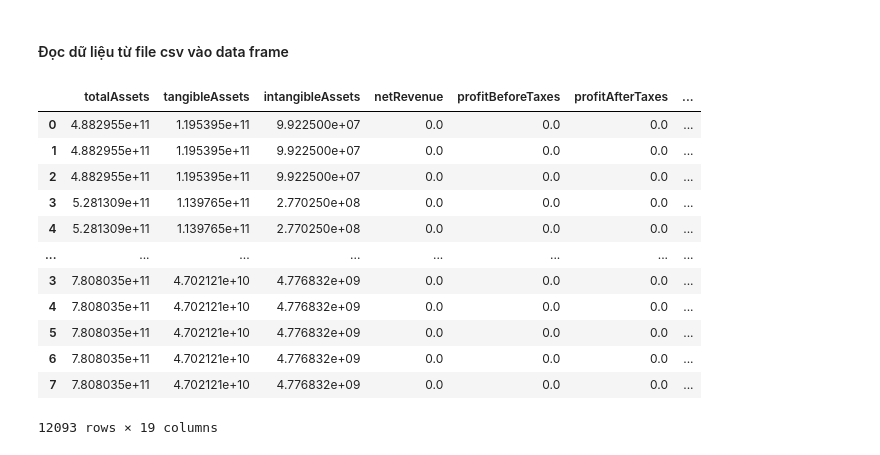
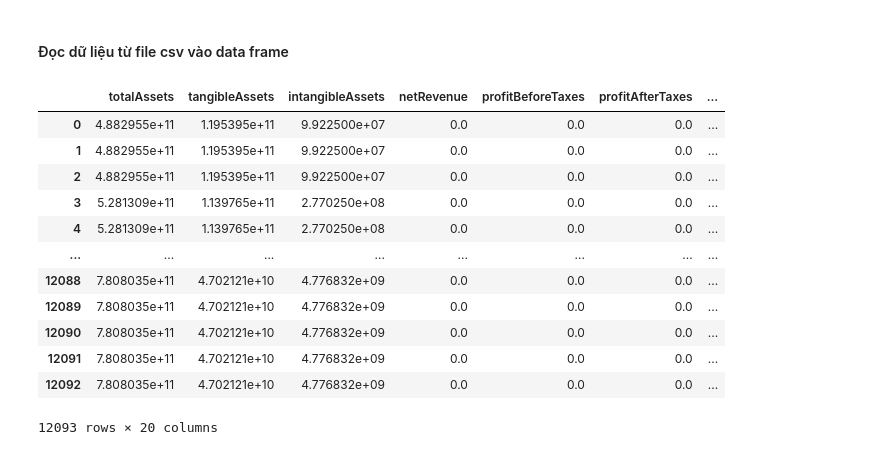
Before and after one commit to minhtringuyennn/NMKHDL_Project, a Jupyter notebook: crawl/crawl_data.ipynb, the cells around one changed output. Cells and saved outputs as stored; diff of their text form; code cells hidden in the pictures.

```diff
--- a/crawl/crawl_data.ipynb
+++ b/crawl/crawl_data.ipynb
@@ -235,16 +232,33 @@ dataframe = pd.concat([pd.read_csv(f, sep=seperator) for f in glob.glob(folder_n
-# %%
-dataframe
-# %% [output]
-|  | totalAssets | tangibleAssets | intangibleAssets | netRevenue | profitBeforeTaxes | profitAfterTaxes | ... |
-| 0 | 4.882955e+11 | 1.195395e+11 | 9.922500e+07 | 0.0 | 0.0 | 0.0 | ... |
-| 1 | 4.882955e+11 | 1.195395e+11 | 9.922500e+07 | 0.0 | 0.0 | 0.0 | ... |
-| 2 | 4.882955e+11 | 1.195395e+11 | 9.922500e+07 | 0.0 | 0.0 | 0.0 | ... |
-| 3 | 5.281309e+11 | 1.139765e+11 | 2.770250e+08 | 0.0 | 0.0 | 0.0 | ... |
-| 4 | 5.281309e+11 | 1.139765e+11 | 2.770250e+08 | 0.0 | 0.0 | 0.0 | ... |
-| ... | ... | ... | ... | ... | ... | ... | ... |
-| 3 | 7.808035e+11 | 4.702121e+10 | 4.776832e+09 | 0.0 | 0.0 | 0.0 | ... |
-| 4 | 7.808035e+11 | 4.702121e+10 | 4.776832e+09 | 0.0 | 0.0 | 0.0 | ... |
-| 5 | 7.808035e+11 | 4.702121e+10 | 4.776832e+09 | 0.0 | 0.0 | 0.0 | ... |
-| 6 | 7.808035e+11 | 4.702121e+10 | 4.776832e+09 | 0.0 | 0.0 | 0.0 | ... |
-| 7 | 7.808035e+11 | 4.702121e+10 | 4.776832e+09 | 0.0 | 0.0 | 0.0 | ... |
-12093 rows × 19 columns
+# %%
+#add your folder path
+folder_path = r'C:\Users\rongc\OneDrive - VNU-HCMUS\new\OneDrive - VNU-HCMUS\Desktop\Study\Code\dataS\NMKHDL_Project\crawl'
+
+file_type = 'csv'
+seperator =','
+
+files = Path(folder_path).glob('*.csv')
+
+dfs = list()
+for f in files:
+    data = pd.read_csv(f)
+    # .stem is method for pathlib objects to get the filename w/o the extension
+    data['file'] = f.stem
+    dfs.append(data)
+
+df = pd.concat(dfs, ignore_index=True)
+# %%
+df
+# %% [output]
+|  | totalAssets | tangibleAssets | intangibleAssets | netRevenue | profitBeforeTaxes | profitAfterTaxes | ... |
+| 0 | 4.882955e+11 | 1.195395e+11 | 9.922500e+07 | 0.0 | 0.0 | 0.0 | ... |
+| 1 | 4.882955e+11 | 1.195395e+11 | 9.922500e+07 | 0.0 | 0.0 | 0.0 | ... |
+| 2 | 4.882955e+11 | 1.195395e+11 | 9.922500e+07 | 0.0 | 0.0 | 0.0 | ... |
+| 3 | 5.281309e+11 | 1.139765e+11 | 2.770250e+08 | 0.0 | 0.0 | 0.0 | ... |
+| 4 | 5.281309e+11 | 1.139765e+11 | 2.770250e+08 | 0.0 | 0.0 | 0.0 | ... |
+| ... | ... | ... | ... | ... | ... | ... | ... |
+| 12088 | 7.808035e+11 | 4.702121e+10 | 4.776832e+09 | 0.0 | 0.0 | 0.0 | ... |
+| 12089 | 7.808035e+11 | 4.702121e+10 | 4.776832e+09 | 0.0 | 0.0 | 0.0 | ... |
+| 12090 | 7.808035e+11 | 4.702121e+10 | 4.776832e+09 | 0.0 | 0.0 | 0.0 | ... |
+| 12091 | 7.808035e+11 | 4.702121e+10 | 4.776832e+09 | 0.0 | 0.0 | 0.0 | ... |
+| 12092 | 7.808035e+11 | 4.702121e+10 | 4.776832e+09 | 0.0 | 0.0 | 0.0 | ... |
+12093 rows × 20 columns
```
Also changed, not shown: parts of 5 cells of this notebook.
